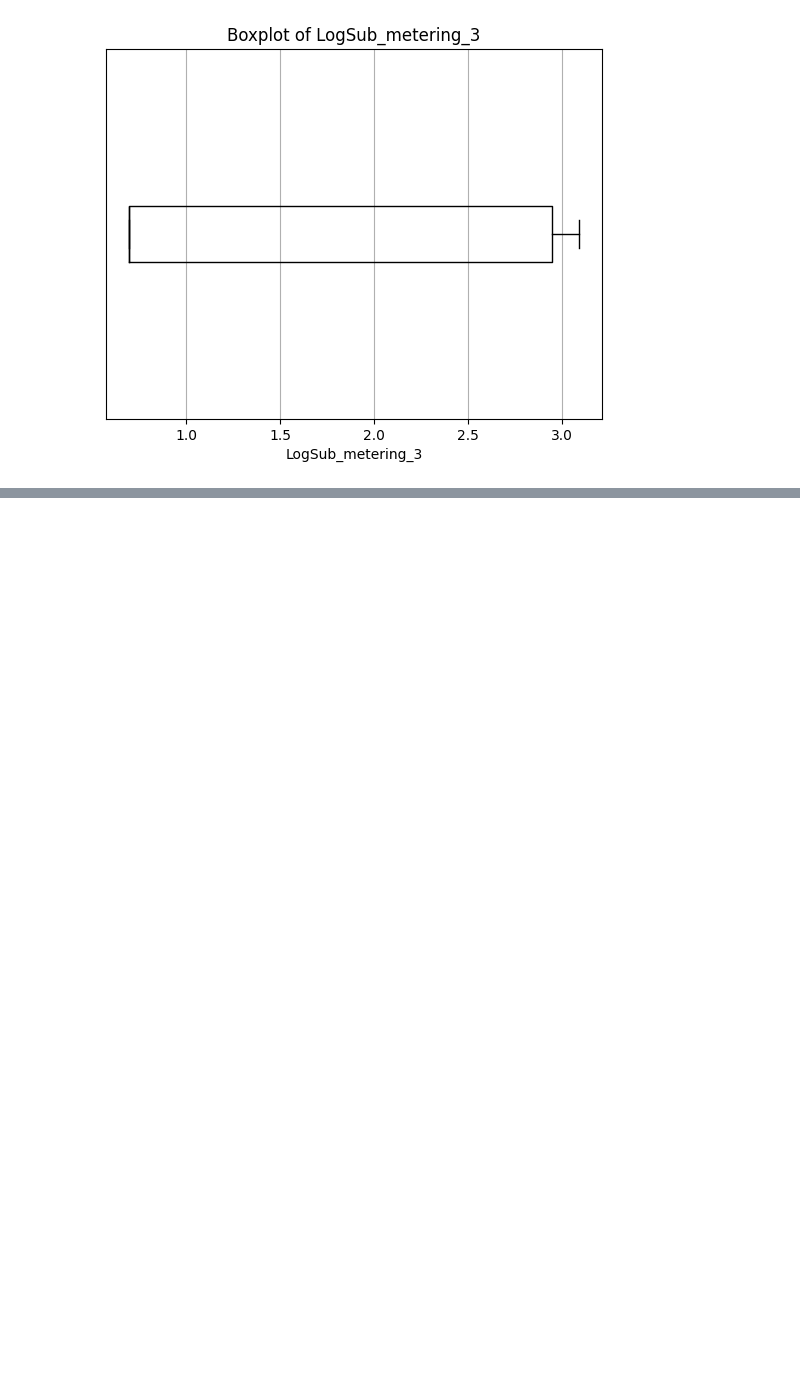
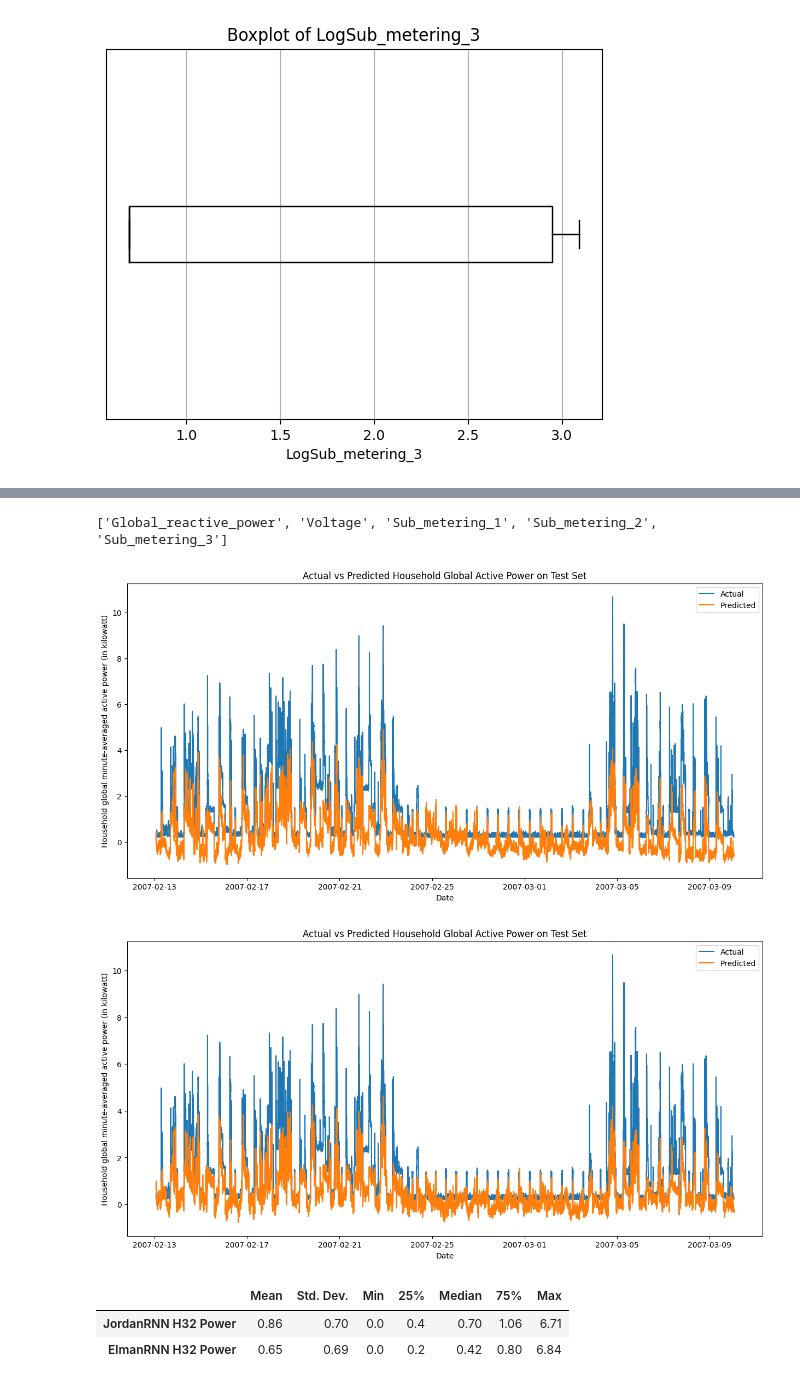
Before and after one commit to chrisjohnklopper/Machine-Learning-Assignment-3, a Jupyter notebook: notebooks/household_power_consumption.ipynb, the cells around one changed output, grey strips where cells are left out. Saved outputs shown, nothing was run; the diff lists cells and outputs as text; code cells hidden in the pictures; blank space fills up the shorter version.

```diff
--- a/notebooks/household_power_consumption.ipynb
+++ b/notebooks/household_power_consumption.ipynb
@@ -253,0 +191,2 @@ pickle.dump(power_elman_h32_results, open('../models/power_elman_h32_results.pkl
+# %%
+power_elman_h32_results = pickle.load(open('../pickles/power_elman_h32_results.pkl', 'rb'))
@@ -253,0 +286,33 @@ pickle.dump(power_elman_h32_results, open('../models/power_elman_h32_results.pkl
+# %%
+from util import get_predictions
+processed_test = preprocess_data(raw_test)
+r1 = get_predictions(raw_test=raw_test,
+                     preprocessed_test=processed_test,
+                     results=power_jordan_h32_results,
+                     model_name='JordanRNN H32 Power',
+                     xlabel='Date',
+                     ylabel='Household global minute-averaged active power (in kilowatt)',
+                     title='Actual vs Predicted Household Global Active Power on Test Set',
+                     target_feature_name='Global_active_power',
+                     save_path='../images/power-jordan-h32-actual-vs-predicted.pdf',
+                     show_plot=True)
+r2 = get_predictions(raw_test=raw_test,
+                     preprocessed_test=processed_test,
+                     results=power_elman_h32_results,
+                     model_name='ElmanRNN H32 Power',
+                     xlabel='Date',
+                     ylabel='Household global minute-averaged active power (in kilowatt)',
+                     target_feature_name='Global_active_power',
+                     title='Actual vs Predicted Household Global Active Power on Test Set',
+                     save_path='../images/power-elman-h32-actual-vs-predicted.pdf',
+                     show_plot=True)
+results = pd.concat([r1, r2])
+results.round(2).to_csv('../csv-descriptions/power-rnn-results-raw.csv', index=False)
+results.round(2)
+# %% [output]
+['Global_reactive_power', 'Voltage', 'Sub_metering_1', 'Sub_metering_2', 'Sub_metering_3']
+[figure, added]
+[figure, added]
+|  | Mean | Std. Dev. | Min | 25% | Median | 75% | Max |
+| JordanRNN H32 Power | 0.86 | 0.70 | 0.0 | 0.4 | 0.70 | 1.06 | 6.71 |
+| ElmanRNN H32 Power | 0.65 | 0.69 | 0.0 | 0.2 | 0.42 | 0.80 | 6.84 |
```
Also changed, not shown: parts of 5 cells of this notebook, 12 other files.
